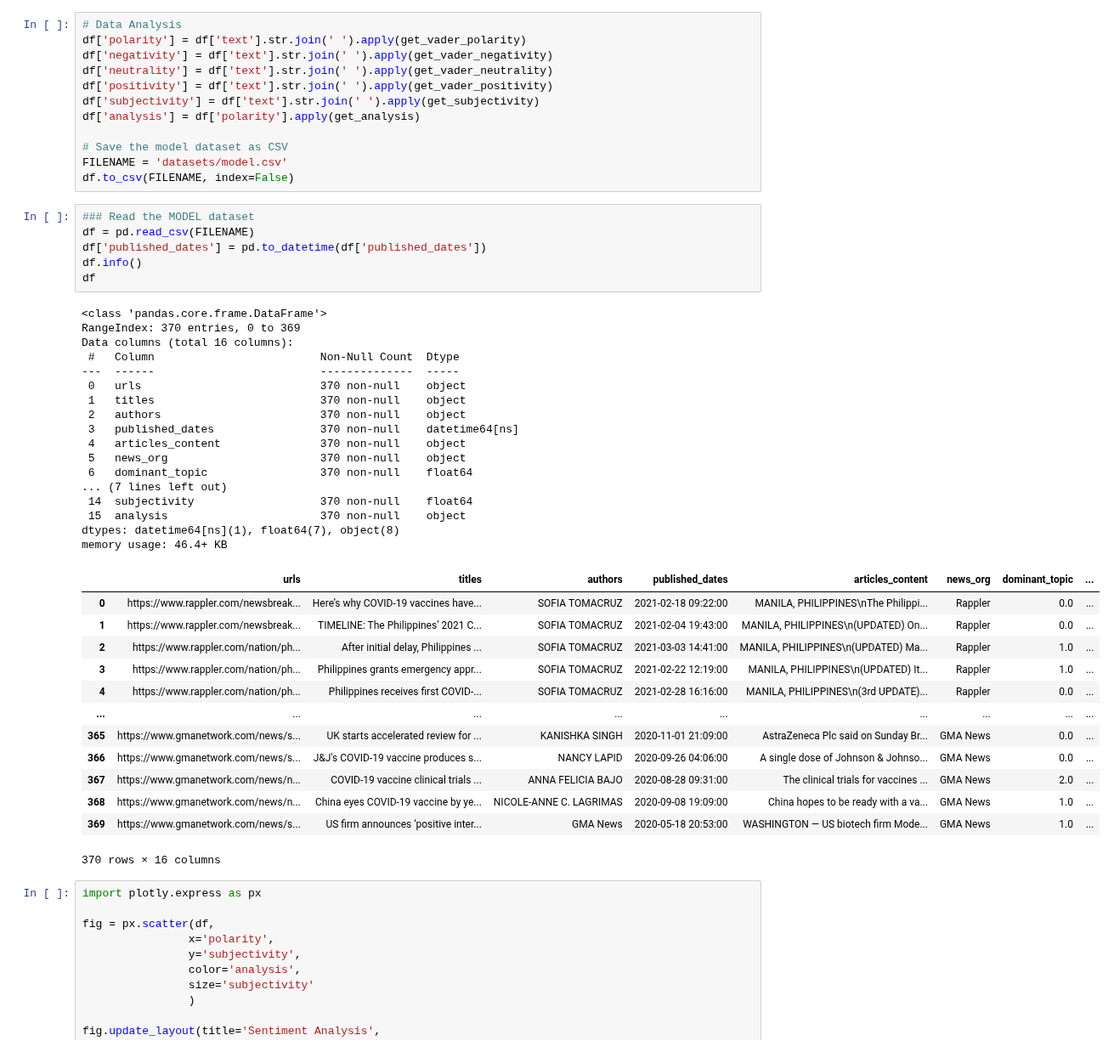
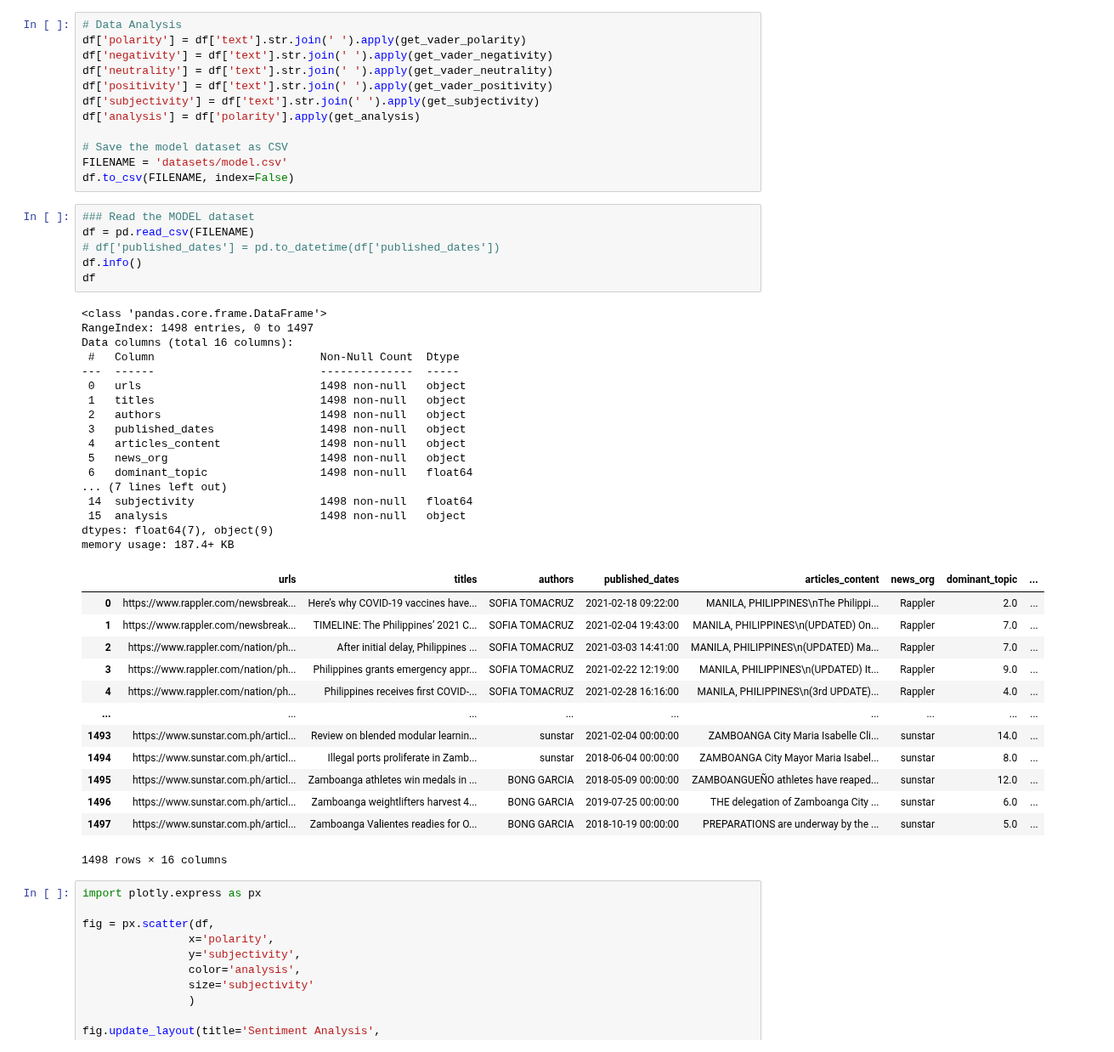
Before and after one commit to babybunso/team-sasa, a Jupyter notebook: sprint4project/3_NLP.ipynb, the cells around one changed output. Shown at 85% size. Saved outputs shown, nothing was run; the diff lists cells and outputs as text.

```diff
--- a/sprint4project/3_NLP.ipynb
+++ b/sprint4project/3_NLP.ipynb
@@ -466,40 +695,40 @@ df.to_csv(FILENAME, index=False)
 # %%
 ### Read the MODEL dataset
 df = pd.read_csv(FILENAME)
-df['published_dates'] = pd.to_datetime(df['published_dates'])
+# df['published_dates'] = pd.to_datetime(df['published_dates'])
 df.info()
 df
 # %% [output]
 <class 'pandas.core.frame.DataFrame'>
-RangeIndex: 370 entries, 0 to 369
+RangeIndex: 1498 entries, 0 to 1497
 Data columns (total 16 columns):
  #   Column                         Non-Null Count  Dtype
 ---  ------                         --------------  -----
- 0   urls                           370 non-null    object
- 1   titles                         370 non-null    object
- 2   authors                        370 non-null    object
- 3   published_dates                370 non-null    datetime64[ns]
- 4   articles_content               370 non-null    object
- 5   news_org                       370 non-null    object
- 6   dominant_topic                 370 non-null    float64
+ 0   urls                           1498 non-null   object
+ 1   titles                         1498 non-null   object
+ 2   authors                        1498 non-null   object
+ 3   published_dates                1498 non-null   object
+ 4   articles_content               1498 non-null   object
+ 5   news_org                       1498 non-null   object
+ 6   dominant_topic                 1498 non-null   float64
 ... (7 lines left out)
- 14  subjectivity                   370 non-null    float64
- 15  analysis                       370 non-null    object
-dtypes: datetime64[ns](1), float64(7), object(8)
-memory usage: 46.4+ KB
+ 14  subjectivity                   1498 non-null   float64
+ 15  analysis                       1498 non-null   object
+dtypes: float64(7), object(9)
+memory usage: 187.4+ KB
 |  | urls | titles | authors | published_dates | articles_content | news_org | dominant_topic | ... |
-| 0 | https://www.rappler.com/newsbreak... | Here’s why COVID-19 vaccines have... | SOFIA TOMACRUZ | 2021-02-18 09:22:00 | MANILA, PHILIPPINES\nThe Philippi... | Rappler | 0.0 | ... |
-| 1 | https://www.rappler.com/newsbreak... | TIMELINE: The Philippines’ 2021 C... | SOFIA TOMACRUZ | 2021-02-04 19:43:00 | MANILA, PHILIPPINES\n(UPDATED) On... | Rappler | 0.0 | ... |
-| 2 | https://www.rappler.com/nation/ph... | After initial delay, Philippines ... | SOFIA TOMACRUZ | 2021-03-03 14:41:00 | MANILA, PHILIPPINES\n(UPDATED) Ma... | Rappler | 1.0 | ... |
-| 3 | https://www.rappler.com/nation/ph... | Philippines grants emergency appr... | SOFIA TOMACRUZ | 2021-02-22 12:19:00 | MANILA, PHILIPPINES\n(UPDATED) It... | Rappler | 1.0 | ... |
-| 4 | https://www.rappler.com/nation/ph... | Philippines receives first COVID-... | SOFIA TOMACRUZ | 2021-02-28 16:16:00 | MANILA, PHILIPPINES\n(3rd UPDATE)... | Rappler | 0.0 | ... |
+| 0 | https://www.rappler.com/newsbreak... | Here’s why COVID-19 vaccines have... | SOFIA TOMACRUZ | 2021-02-18 09:22:00 | MANILA, PHILIPPINES\nThe Philippi... | Rappler | 2.0 | ... |
+| 1 | https://www.rappler.com/newsbreak... | TIMELINE: The Philippines’ 2021 C... | SOFIA TOMACRUZ | 2021-02-04 19:43:00 | MANILA, PHILIPPINES\n(UPDATED) On... | Rappler | 7.0 | ... |
+| 2 | https://www.rappler.com/nation/ph... | After initial delay, Philippines ... | SOFIA TOMACRUZ | 2021-03-03 14:41:00 | MANILA, PHILIPPINES\n(UPDATED) Ma... | Rappler | 7.0 | ... |
+| 3 | https://www.rappler.com/nation/ph... | Philippines grants emergency appr... | SOFIA TOMACRUZ | 2021-02-22 12:19:00 | MANILA, PHILIPPINES\n(UPDATED) It... | Rappler | 9.0 | ... |
+| 4 | https://www.rappler.com/nation/ph... | Philippines receives first COVID-... | SOFIA TOMACRUZ | 2021-02-28 16:16:00 | MANILA, PHILIPPINES\n(3rd UPDATE)... | Rappler | 4.0 | ... |
 | ... | ... | ... | ... | ... | ... | ... | ... | ... |
-| 365 | https://www.gmanetwork.com/news/s... | UK starts accelerated review for ... | KANISHKA SINGH | 2020-11-01 21:09:00 | AstraZeneca Plc said on Sunday Br... | GMA News | 0.0 | ... |
-| 366 | https://www.gmanetwork.com/news/s... | J&J's COVID-19 vaccine produces s... | NANCY LAPID | 2020-09-26 04:06:00 | A single dose of Johnson & Johnso... | GMA News | 0.0 | ... |
-| 367 | https://www.gmanetwork.com/news/n... | COVID-19 vaccine clinical trials ... | ANNA FELICIA BAJO | 2020-08-28 09:31:00 | The clinical trials for vaccines ... | GMA News | 2.0 | ... |
-| 368 | https://www.gmanetwork.com/news/n... | China eyes COVID-19 vaccine by ye... | NICOLE-ANNE C. LAGRIMAS | 2020-09-08 19:09:00 | China hopes to be ready with a va... | GMA News | 1.0 | ... |
-| 369 | https://www.gmanetwork.com/news/s... | US firm announces ‘positive inter... | GMA News | 2020-05-18 20:53:00 | WASHINGTON — US biotech firm Mode... | GMA News | 1.0 | ... |
+| 1493 | https://www.sunstar.com.ph/articl... | Review on blended modular learnin... | sunstar | 2021-02-04 00:00:00 | ZAMBOANGA City Maria Isabelle Cli... | sunstar | 14.0 | ... |
+| 1494 | https://www.sunstar.com.ph/articl... | Illegal ports proliferate in Zamb... | sunstar | 2018-06-04 00:00:00 | ZAMBOANGA City Mayor Maria Isabel... | sunstar | 8.0 | ... |
+| 1495 | https://www.sunstar.com.ph/articl... | Zamboanga athletes win medals in ... | BONG GARCIA | 2018-05-09 00:00:00 | ZAMBOANGUEÑO athletes have reaped... | sunstar | 12.0 | ... |
+| 1496 | https://www.sunstar.com.ph/articl... | Zamboanga weightlifters harvest 4... | BONG GARCIA | 2019-07-25 00:00:00 | THE delegation of Zamboanga City ... | sunstar | 6.0 | ... |
+| 1497 | https://www.sunstar.com.ph/articl... | Zamboanga Valientes readies for O... | BONG GARCIA | 2018-10-19 00:00:00 | PREPARATIONS are underway by the ... | sunstar | 5.0 | ... |
-370 rows × 16 columns
+1498 rows × 16 columns
 # %%
 import plotly.express as px
 
```
Also changed, not shown: parts of 15 cells of this notebook.
